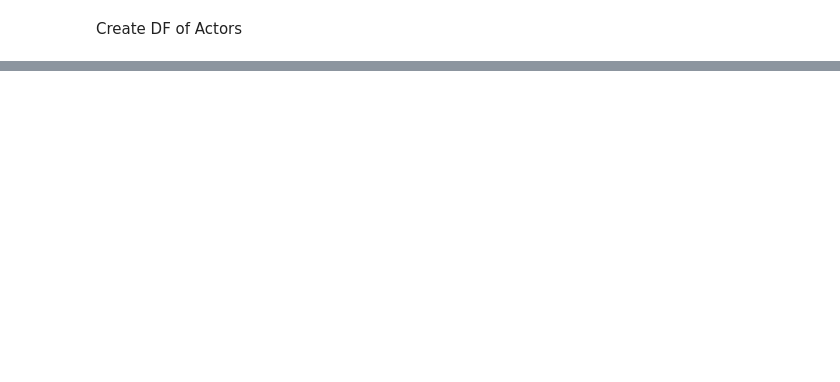
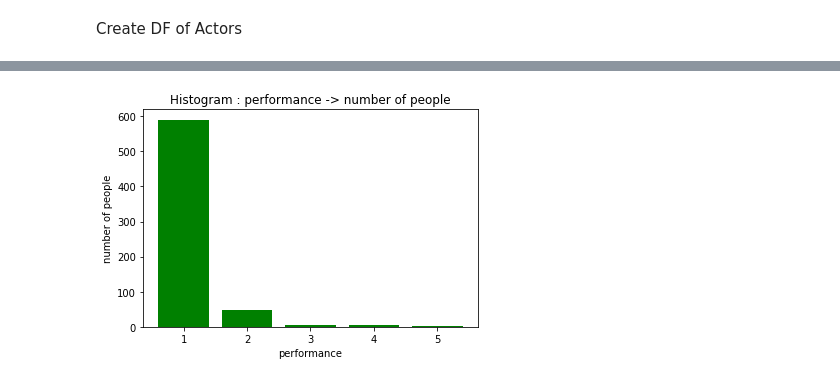
Before and after one commit to idanovadia/wikipedia_crawler, a Jupyter notebook: wiki.ipynb, the cells around one changed output, grey strips where cells are left out. Drawn from its saved outputs; the diff is of its cells as text; code cells hidden in the pictures; blank space fills up the shorter version.

```diff
--- a/wiki.ipynb
+++ b/wiki.ipynb
@@ -141,7 +159,7 @@ def getCountry(bs_obj_q2):
     country = str(country[0].text)
     return country
   else:
-    return "NaN"
+    return "NA"
 # %% [markdown]
 1. get all the tables in the page of the actor
 2. count the times that the word "Won" exist in the tables
@@ -158,15 +181,21 @@ def getAwards(bs_obj_q2):
 # %%
-for actor_name, actor_obj in list_of_actors.items():
-  try:
-    link = actor_obj.link
-    html_actor = urlopen(link)
-    bs_obj_q2 = BeautifulSoup(html_actor.read())
-
-    # add year to actor
-    list_of_actors[actor_name].__setYearOfBirth__(getYeat(bs_obj_q2))
-    # add country to actor
-    list_of_actors[actor_name].__setCountryOfBirth__(getCountry(bs_obj_q2))
-    list_of_actors[actor_name].__setNumberOfAwards__(getAwards(bs_obj_q2))
-
-  except:
-    print("")
+list_of_not_actors=[]
+try:
+  for actor_name, actor_obj in list_of_actors.items():
+    try:
+      link = actor_obj.link
+      html_actor = urlopen(link)
+      bs_obj_q2 = BeautifulSoup(html_actor.read()) #todo check in page if actor (try this and delete if bad)
+      if "actor" in str(bs_obj_q2) or "actress" in str(bs_obj_q2):
+        # add year to actor
+        list_of_actors[actor_name].__setYearOfBirth__(getYear(bs_obj_q2))
+        # add country to actor
+        list_of_actors[actor_name].__setCountryOfBirth__(getCountry(bs_obj_q2))
+        list_of_actors[actor_name].__setNumberOfAwards__(getAwards(bs_obj_q2))
+      else:
+      list_of_not_actors.append(actor_name)
+    except Exception as e:
+      print("an actor could not been indexed correctly due to",e)
+  for not_actor in list_of_not_actors:
+    list_of_actors.pop(not_actor)
+except:
@@ -199,0 +260,9 @@ dict_histogram
+# %%
+import matplotlib.pyplot as plt
+plt.bar(dict_histogram.keys(), dict_histogram.values(), color='g')
+plt.title('Histogram : performance -> number of people')
+plt.xlabel('performance')
+plt.ylabel('number of people')
+plt.show()
+# %% [output]
+[figure, added]
```
Also changed, not shown: parts of 31 cells of this notebook.
